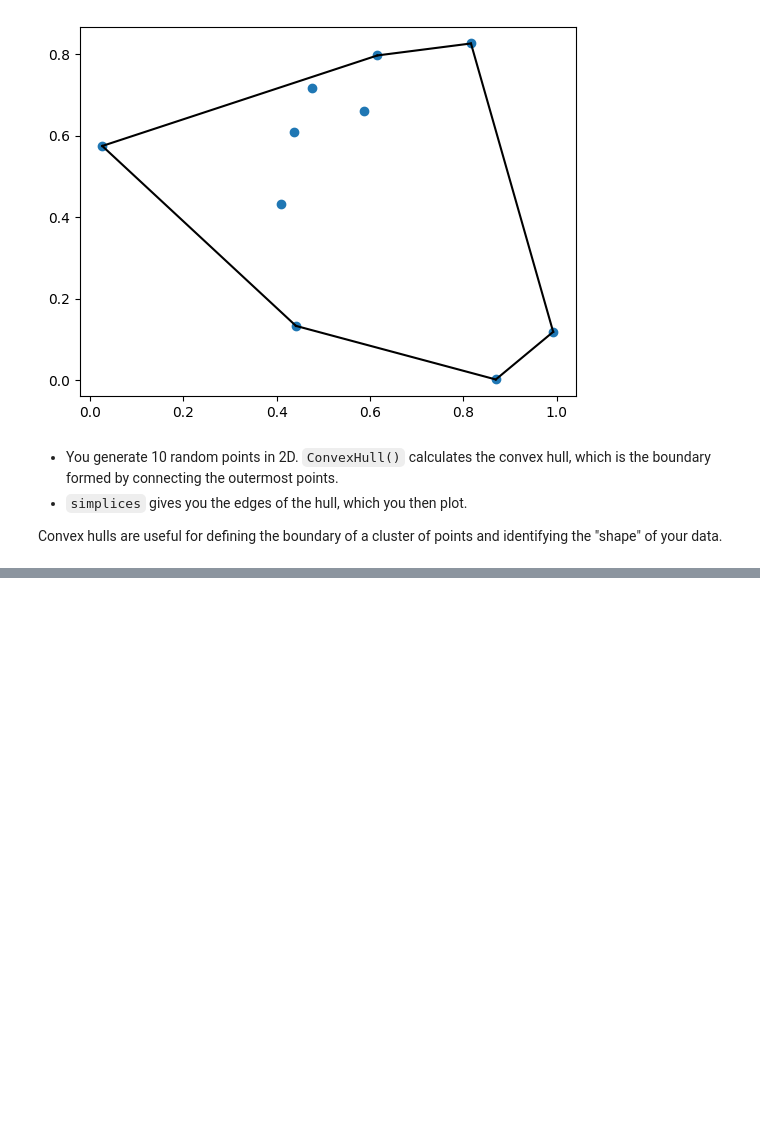
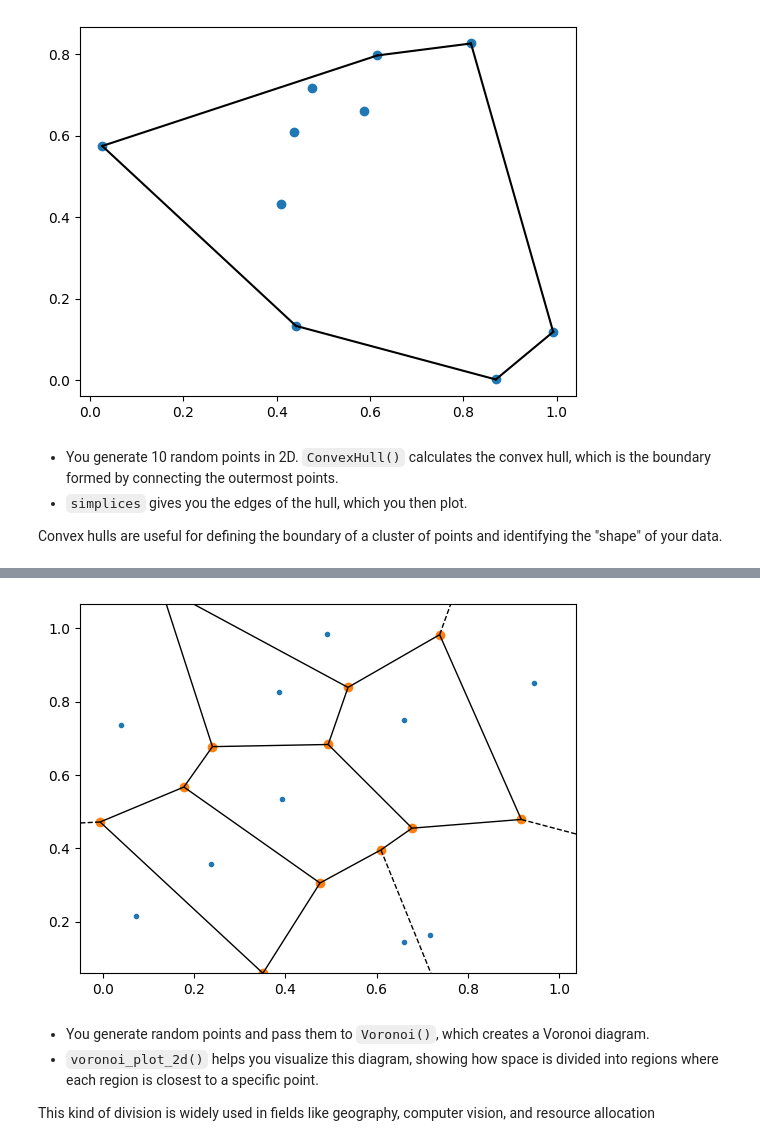
Before and after one commit to rubydamodar/SciPyMastery-From-Basics-to-Breakthroughs, a Jupyter notebook: Beginner Level/SCIPY-SPATIAL.ipynb, the cells around one changed output, grey strips where cells are left out. Cells and saved outputs as stored; diff of their text form; code cells hidden in the pictures; blank space fills up the shorter version.

```diff
--- a/Beginner Level/SCIPY-SPATIAL.ipynb
+++ b/Beginner Level/SCIPY-SPATIAL.ipynb
@@ -72,0 +77,17 @@ Convex hulls are useful for defining the boundary of a cluster of points and ide
+# %%
+from scipy.spatial import Voronoi, voronoi_plot_2d
+import numpy as np
+import matplotlib.pyplot as plt
+
+points = np.random.rand(10, 2)  # 10 random points in 2D
+vor = Voronoi(points)
+
+voronoi_plot_2d(vor)  # Plotting the Voronoi diagram
+plt.show()
+# %% [output]
+[figure, added]
+# %% [markdown]
+- You generate random points and pass them to `Voronoi()`, which creates a Voronoi diagram.
+- `voronoi_plot_2d()` helps you visualize this diagram, showing how space is divided into regions where each region is closest to a specific point.
+
+This kind of division is widely used in fields like geography, computer vision, and resource allocation
```
Also changed, not shown: parts of 1 cell of this notebook.
